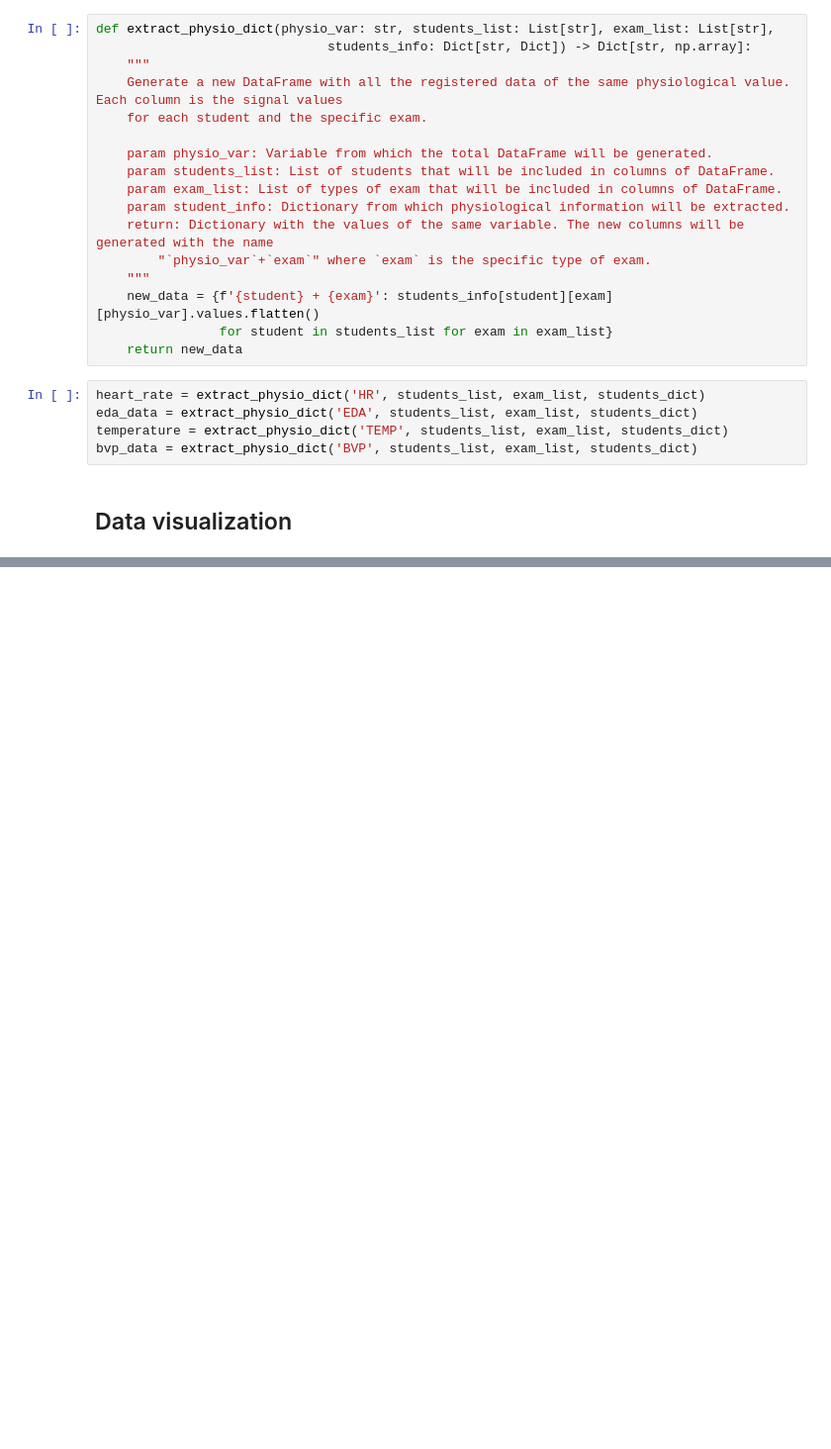
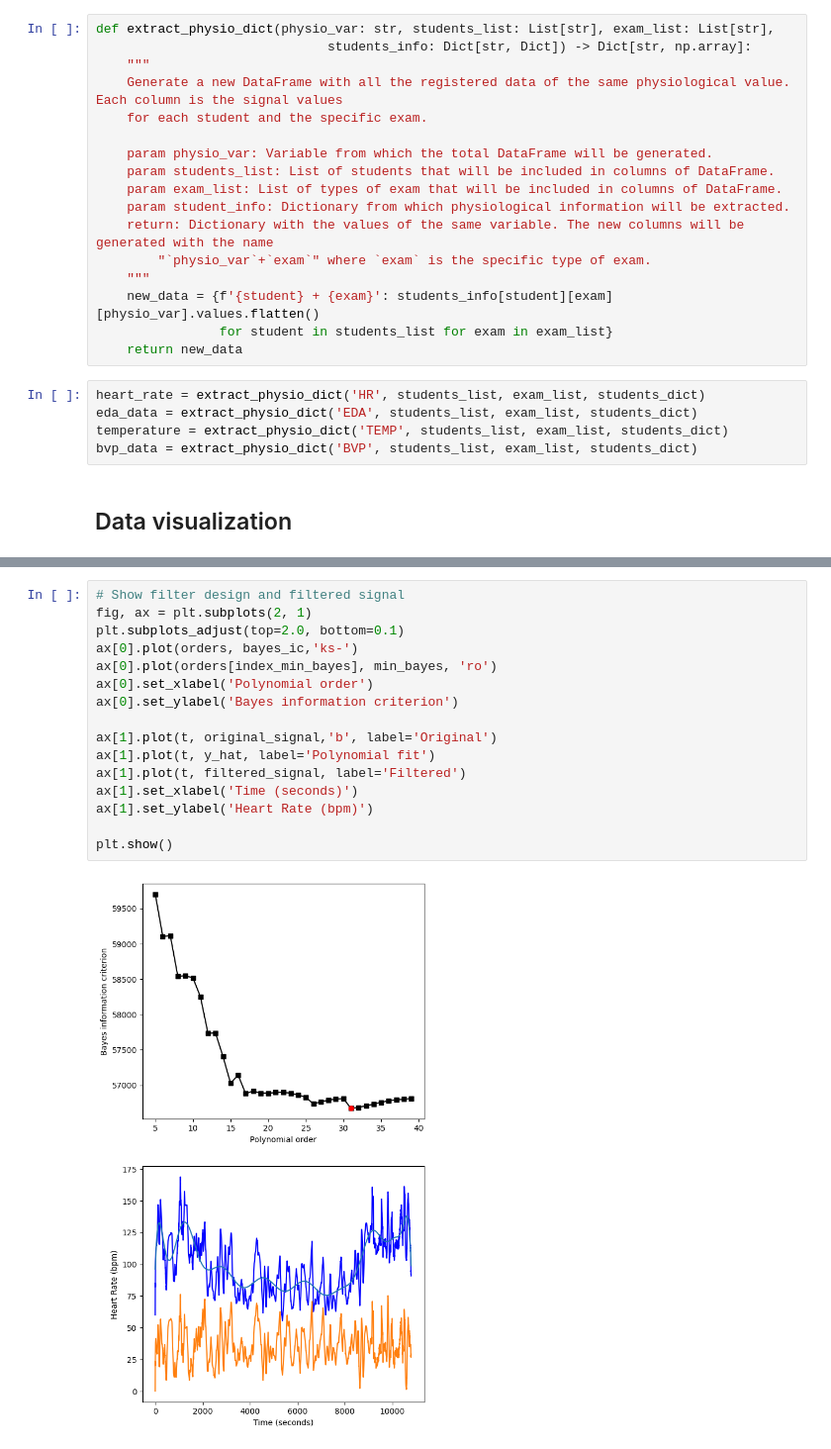
Before and after one commit to jsForeroBiomed/wearable-stress-exam-performance, a Jupyter notebook: Physiological-signals.ipynb, the cells around one changed output, grey strips where cells are left out. Shown: that part at 99% size. Saved outputs shown, nothing was run; the diff lists cells and outputs as text; blank space fills up the shorter version.

```diff
--- a/Physiological-signals.ipynb
+++ b/Physiological-signals.ipynb
@@ -305,0 +259,18 @@ NameError: name 'frex' is not defined
+# %%
+# Show filter design and filtered signal
+fig, ax = plt.subplots(2, 1)
+plt.subplots_adjust(top=2.0, bottom=0.1)
+ax[0].plot(orders, bayes_ic,'ks-')
+ax[0].plot(orders[index_min_bayes], min_bayes, 'ro')
+ax[0].set_xlabel('Polynomial order')
+ax[0].set_ylabel('Bayes information criterion')
+
+ax[1].plot(t, original_signal,'b', label='Original')
+ax[1].plot(t, y_hat, label='Polynomial fit')
+ax[1].plot(t, filtered_signal, label='Filtered')
+ax[1].set_xlabel('Time (seconds)')
+ax[1].set_ylabel('Heart Rate (bpm)')
+
+plt.show()
+# %% [output]
+[figure, added]
```
Also changed, not shown: parts of 8 cells of this notebook.
